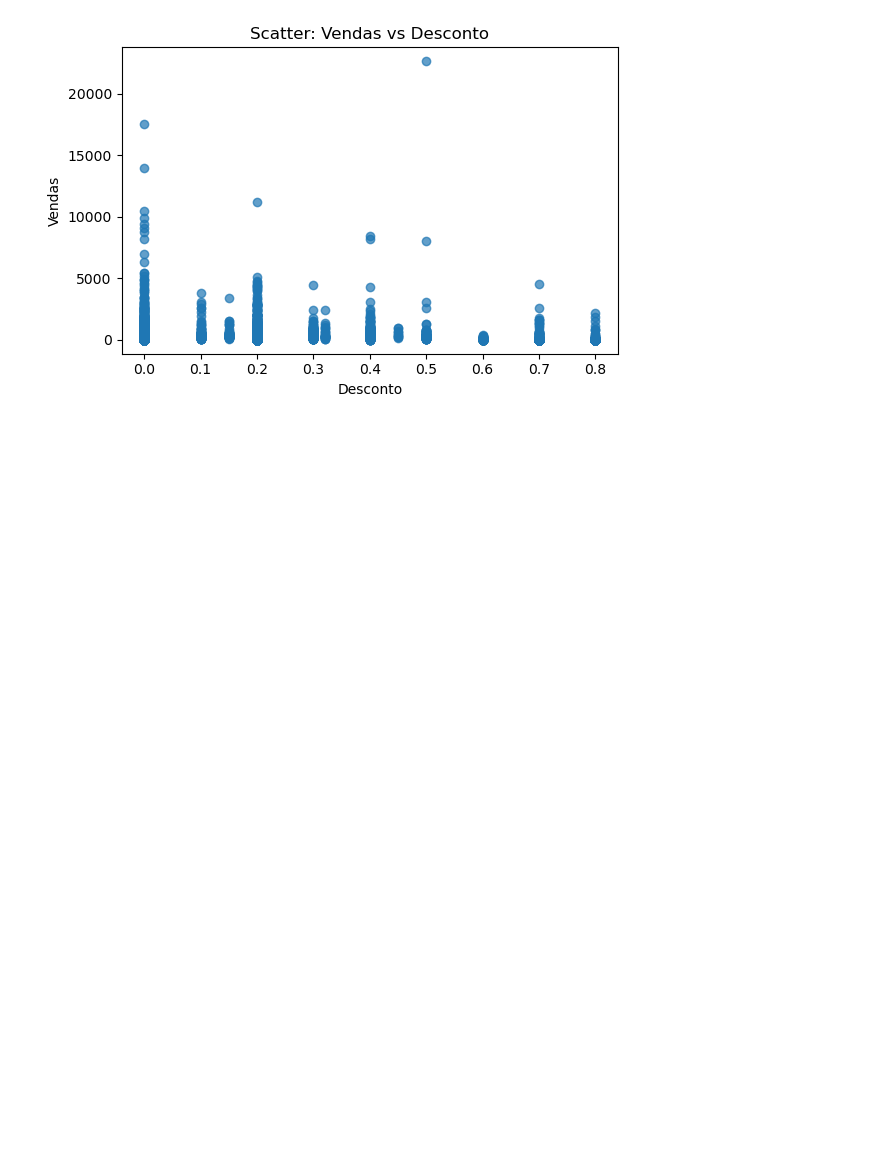
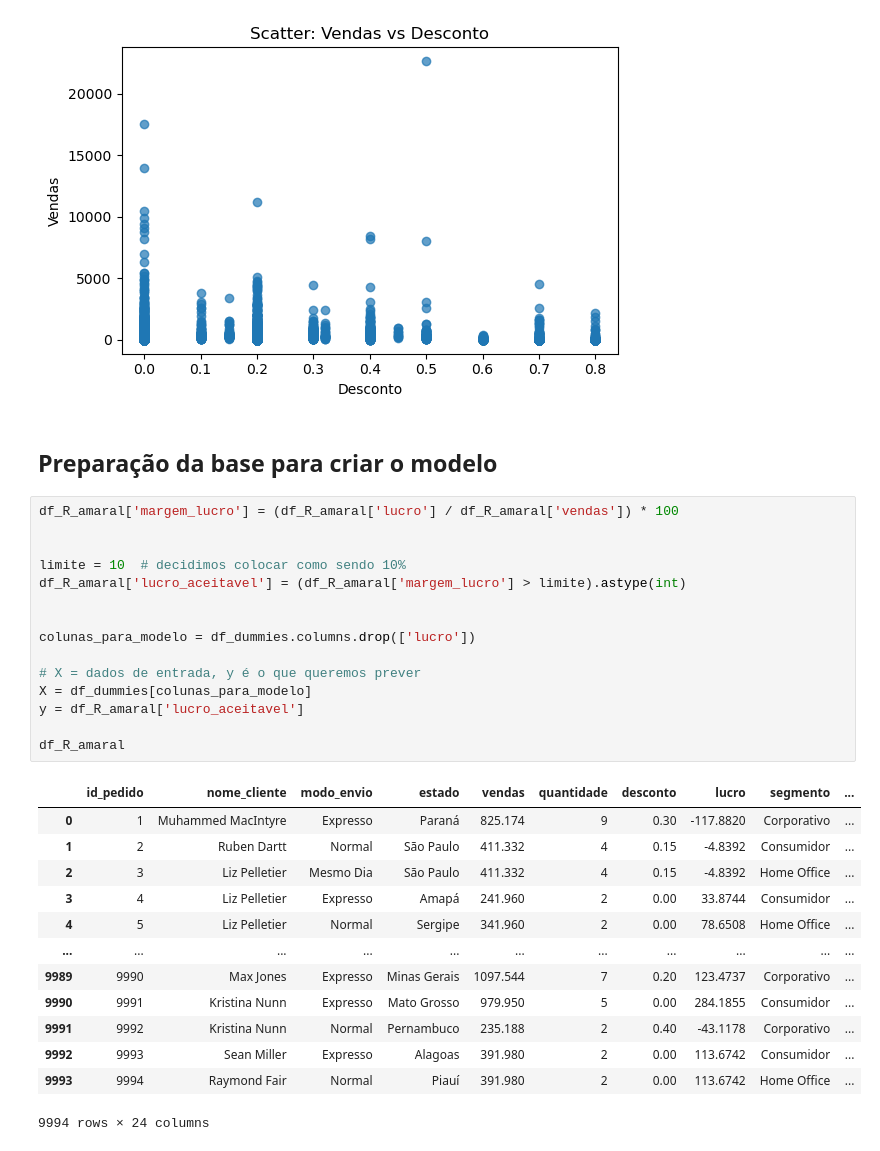
Before and after one commit to PedroMRegis/analise-dados_ijr, a Jupyter notebook: analise_R-Amaral-Office/analise-de-dados.ipynb, the cells around one changed output. Cells and saved outputs as stored; diff of their text form; blank space fills up the shorter version.

```diff
--- a/analise_R-Amaral-Office/analise-de-dados.ipynb
+++ b/analise_R-Amaral-Office/analise-de-dados.ipynb
@@ -460,3 +460,34 @@ plt.show()
 [figure]
 [figure]
 [figure]
+# %% [markdown]
+## Preparação da base para criar o modelo
+# %%
+df_R_amaral['margem_lucro'] = (df_R_amaral['lucro'] / df_R_amaral['vendas']) * 100
+
+
+limite = 10  # decidimos colocar como sendo 10%
+df_R_amaral['lucro_aceitavel'] = (df_R_amaral['margem_lucro'] > limite).astype(int)
+
+
+colunas_para_modelo = df_dummies.columns.drop(['lucro'])
+
+# X = dados de entrada, y é o que queremos prever
+X = df_dummies[colunas_para_modelo]
+y = df_R_amaral['lucro_aceitavel']
+
+df_R_amaral
+# %% [output]
+|  | id_pedido | nome_cliente | modo_envio | estado | vendas | quantidade | desconto | lucro | segmento | ... |
+| 0 | 1 | Muhammed MacIntyre | Expresso | Paraná | 825.174 | 9 | 0.30 | -117.8820 | Corporativo | ... |
+| 1 | 2 | Ruben Dartt | Normal | São Paulo | 411.332 | 4 | 0.15 | -4.8392 | Consumidor | ... |
+| 2 | 3 | Liz Pelletier | Mesmo Dia | São Paulo | 411.332 | 4 | 0.15 | -4.8392 | Home Office | ... |
+| 3 | 4 | Liz Pelletier | Expresso | Amapá | 241.960 | 2 | 0.00 | 33.8744 | Consumidor | ... |
+| 4 | 5 | Liz Pelletier | Normal | Sergipe | 341.960 | 2 | 0.00 | 78.6508 | Home Office | ... |
+| ... | ... | ... | ... | ... | ... | ... | ... | ... | ... | ... |
+| 9989 | 9990 | Max Jones | Expresso | Minas Gerais | 1097.544 | 7 | 0.20 | 123.4737 | Corporativo | ... |
+| 9990 | 9991 | Kristina Nunn | Expresso | Mato Grosso | 979.950 | 5 | 0.00 | 284.1855 | Consumidor | ... |
+| 9991 | 9992 | Kristina Nunn | Normal | Pernambuco | 235.188 | 2 | 0.40 | -43.1178 | Corporativo | ... |
+| 9992 | 9993 | Sean Miller | Expresso | Alagoas | 391.980 | 2 | 0.00 | 113.6742 | Consumidor | ... |
+| 9993 | 9994 | Raymond Fair | Normal | Piauí | 391.980 | 2 | 0.00 | 113.6742 | Home Office | ... |
+9994 rows × 24 columns
```
Also changed, not shown: parts of 1 cell of this notebook.
